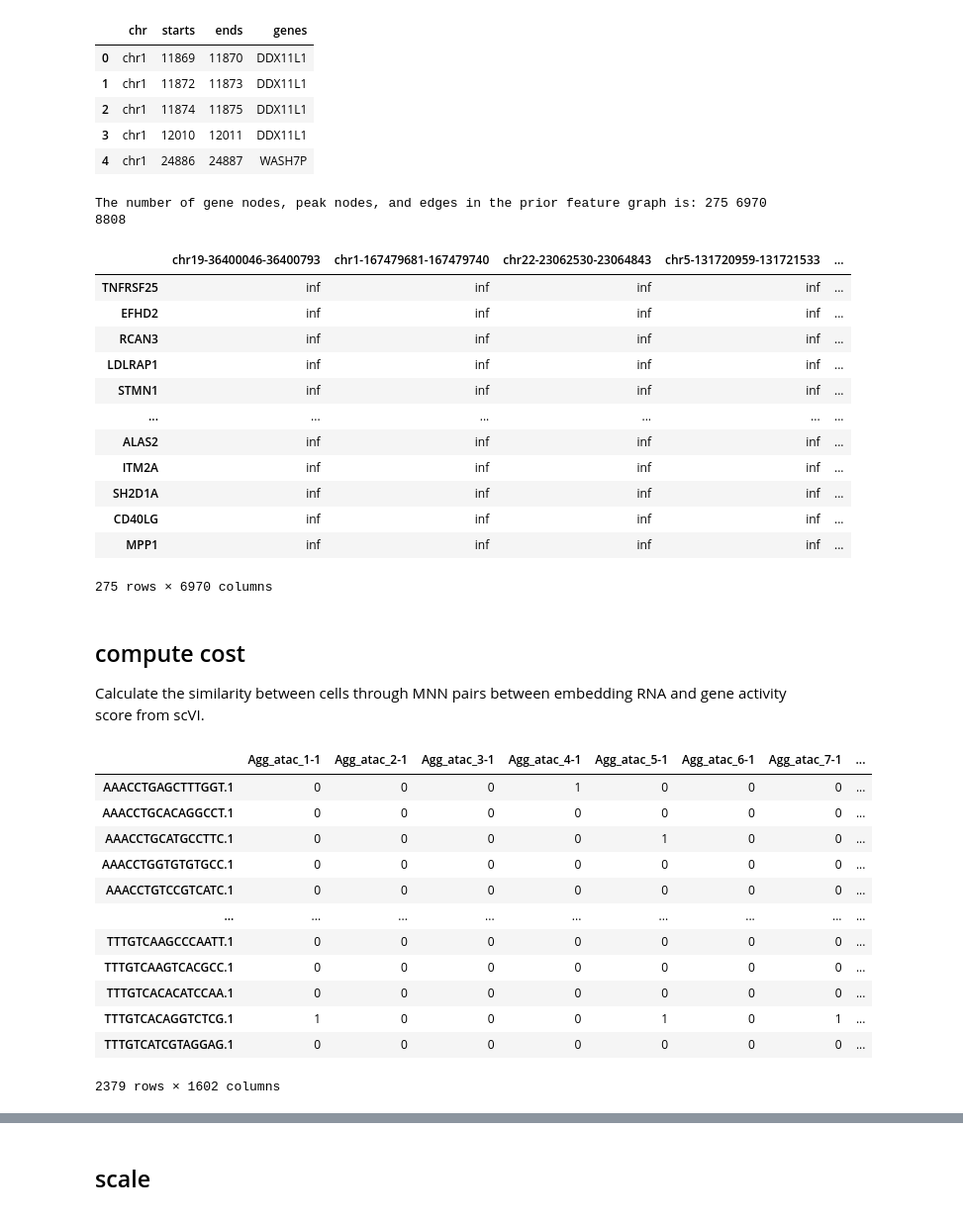
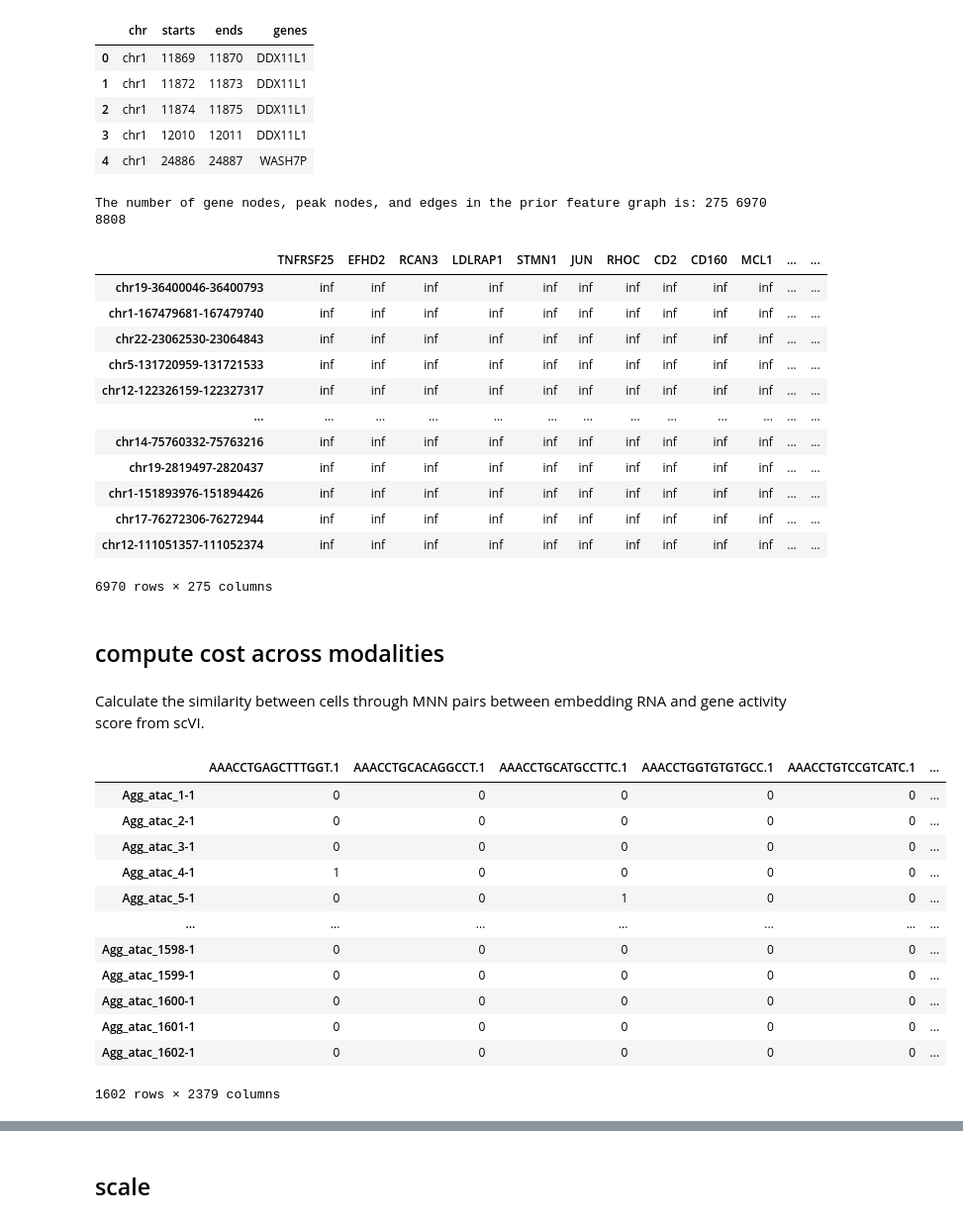
Before and after one commit to YCH-bioinf/FGOT-master, a Jupyter notebook: examples/BMMC_example.ipynb, the cells around one changed output, grey strips where cells are left out. Shown at 99% size. Cells and saved outputs as stored; diff of their text form; code cells hidden in the pictures.

```diff
--- a/examples/BMMC_example.ipynb
+++ b/examples/BMMC_example.ipynb
@@ -63,42 +63,43 @@ promoters.head()
 | 3 | chr1 | 12010 | 12011 | DDX11L1 |
 | 4 | chr1 | 24886 | 24887 | WASH7P |
 # %%
-feature_matrix = pre.prior_feature_graph(promoters, gene_names, peak_names)
+feature_matrix = pre.prior_feature_graph(promoters, peak_names, gene_names)
 feature_matrix
 # %% [output]
 The number of gene nodes, peak nodes, and edges in the prior feature graph is: 275 6970 8808
-|  | chr19-36400046-36400793 | chr1-167479681-167479740 | chr22-23062530-23064843 | chr5-131720959-131721533 | ... |
-| TNFRSF25 | inf | inf | inf | inf | ... |
-| EFHD2 | inf | inf | inf | inf | ... |
-| RCAN3 | inf | inf | inf | inf | ... |
-| LDLRAP1 | inf | inf | inf | inf | ... |
-| STMN1 | inf | inf | inf | inf | ... |
-| ... | ... | ... | ... | ... | ... |
-| ALAS2 | inf | inf | inf | inf | ... |
-| ITM2A | inf | inf | inf | inf | ... |
-| SH2D1A | inf | inf | inf | inf | ... |
-| CD40LG | inf | inf | inf | inf | ... |
-| MPP1 | inf | inf | inf | inf | ... |
+|  | TNFRSF25 | EFHD2 | RCAN3 | LDLRAP1 | STMN1 | JUN | RHOC | CD2 | CD160 | MCL1 | ... | ... |
+| chr19-36400046-36400793 | inf | inf | inf | inf | inf | inf | inf | inf | inf | inf | ... | ... |
+| chr1-167479681-167479740 | inf | inf | inf | inf | inf | inf | inf | inf | inf | inf | ... | ... |
+| chr22-23062530-23064843 | inf | inf | inf | inf | inf | inf | inf | inf | inf | inf | ... | ... |
+| chr5-131720959-131721533 | inf | inf | inf | inf | inf | inf | inf | inf | inf | inf | ... | ... |
+| chr12-122326159-122327317 | inf | inf | inf | inf | inf | inf | inf | inf | inf | inf | ... | ... |
+| ... | ... | ... | ... | ... | ... | ... | ... | ... | ... | ... | ... | ... |
+| chr14-75760332-75763216 | inf | inf | inf | inf | inf | inf | inf | inf | inf | inf | ... | ... |
+| chr19-2819497-2820437 | inf | inf | inf | inf | inf | inf | inf | inf | inf | inf | ... | ... |
+| chr1-151893976-151894426 | inf | inf | inf | inf | inf | inf | inf | inf | inf | inf | ... | ... |
+| chr17-76272306-76272944 | inf | inf | inf | inf | inf | inf | inf | inf | inf | inf | ... | ... |
+| chr12-111051357-111052374 | inf | inf | inf | inf | inf | inf | inf | inf | inf | inf | ... | ... |
-275 rows × 6970 columns
+6970 rows × 275 columns
+# %% [markdown]
+## compute cost across modalities
 # %% [markdown]
-## compute cost
 Calculate the similarity between cells through MNN pairs between embedding RNA and gene activity score from scVI.
 # %%
-cell_Cor = pd.read_table(data_path+'cell_Cor_scVIlatent.txt',index_col=0)
-cell_Cor
+S_m = pd.read_table(data_path+'cell_Cor_scVIlatent.txt',index_col=0).T
+S_m
 # %% [output]
-|  | Agg_atac_1-1 | Agg_atac_2-1 | Agg_atac_3-1 | Agg_atac_4-1 | Agg_atac_5-1 | Agg_atac_6-1 | Agg_atac_7-1 | ... |
-| AAACCTGAGCTTTGGT.1 | 0 | 0 | 0 | 1 | 0 | 0 | 0 | ... |
-| AAACCTGCACAGGCCT.1 | 0 | 0 | 0 | 0 | 0 | 0 | 0 | ... |
-| AAACCTGCATGCCTTC.1 | 0 | 0 | 0 | 0 | 1 | 0 | 0 | ... |
-| AAACCTGGTGTGTGCC.1 | 0 | 0 | 0 | 0 | 0 | 0 | 0 | ... |
-| AAACCTGTCCGTCATC.1 | 0 | 0 | 0 | 0 | 0 | 0 | 0 | ... |
-| ... | ... | ... | ... | ... | ... | ... | ... | ... |
-| TTTGTCAAGCCCAATT.1 | 0 | 0 | 0 | 0 | 0 | 0 | 0 | ... |
-| TTTGTCAAGTCACGCC.1 | 0 | 0 | 0 | 0 | 0 | 0 | 0 | ... |
-| TTTGTCACACATCCAA.1 | 0 | 0 | 0 | 0 | 0 | 0 | 0 | ... |
-| TTTGTCACAGGTCTCG.1 | 1 | 0 | 0 | 0 | 1 | 0 | 1 | ... |
-| TTTGTCATCGTAGGAG.1 | 0 | 0 | 0 | 0 | 0 | 0 | 0 | ... |
+|  | AAACCTGAGCTTTGGT.1 | AAACCTGCACAGGCCT.1 | AAACCTGCATGCCTTC.1 | AAACCTGGTGTGTGCC.1 | AAACCTGTCCGTCATC.1 | ... |
+| Agg_atac_1-1 | 0 | 0 | 0 | 0 | 0 | ... |
+| Agg_atac_2-1 | 0 | 0 | 0 | 0 | 0 | ... |
+| Agg_atac_3-1 | 0 | 0 | 0 | 0 | 0 | ... |
+| Agg_atac_4-1 | 1 | 0 | 0 | 0 | 0 | ... |
+| Agg_atac_5-1 | 0 | 0 | 1 | 0 | 0 | ... |
+| ... | ... | ... | ... | ... | ... | ... |
+| Agg_atac_1598-1 | 0 | 0 | 0 | 0 | 0 | ... |
+| Agg_atac_1599-1 | 0 | 0 | 0 | 0 | 0 | ... |
+| Agg_atac_1600-1 | 0 | 0 | 0 | 0 | 0 | ... |
+| Agg_atac_1601-1 | 0 | 0 | 0 | 0 | 0 | ... |
+| Agg_atac_1602-1 | 0 | 0 | 0 | 0 | 0 | ... |
-2379 rows × 1602 columns
+1602 rows × 2379 columns
 # %%
 # import snn
```
Also changed, not shown: parts of 28 cells of this notebook, 5 other files.
